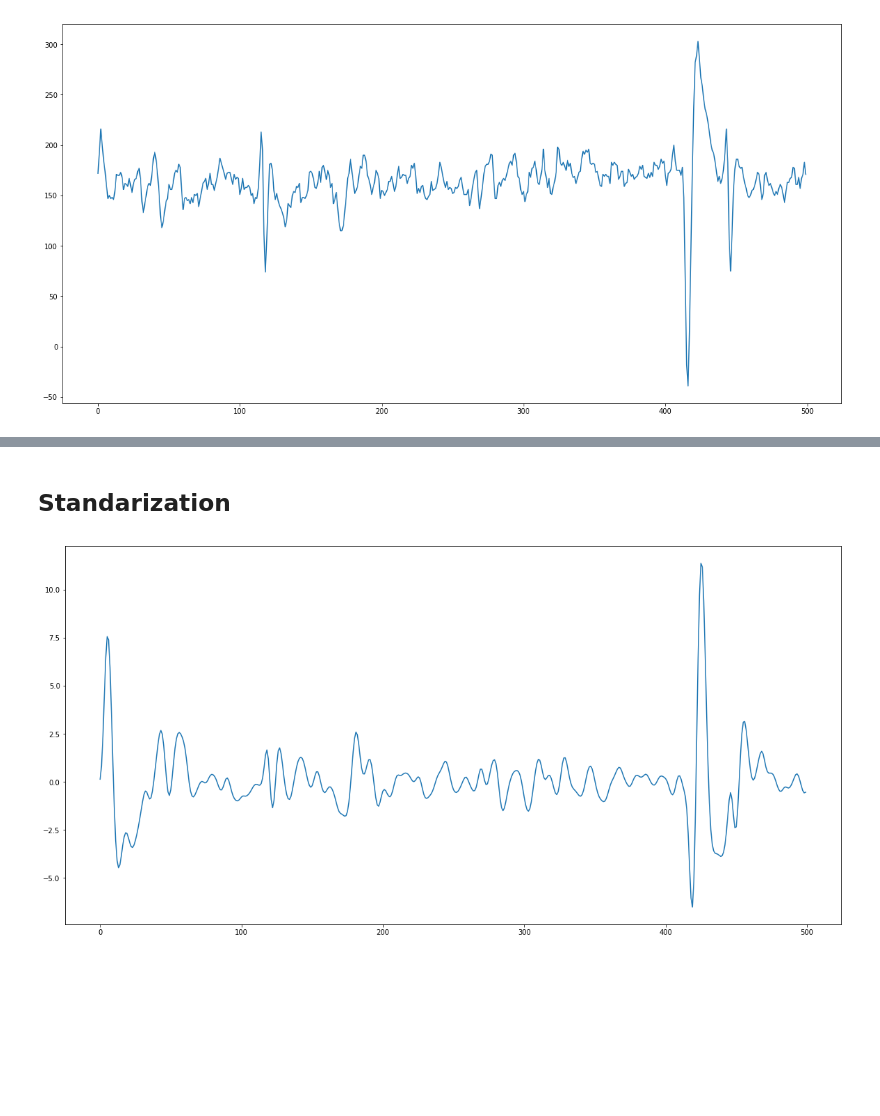
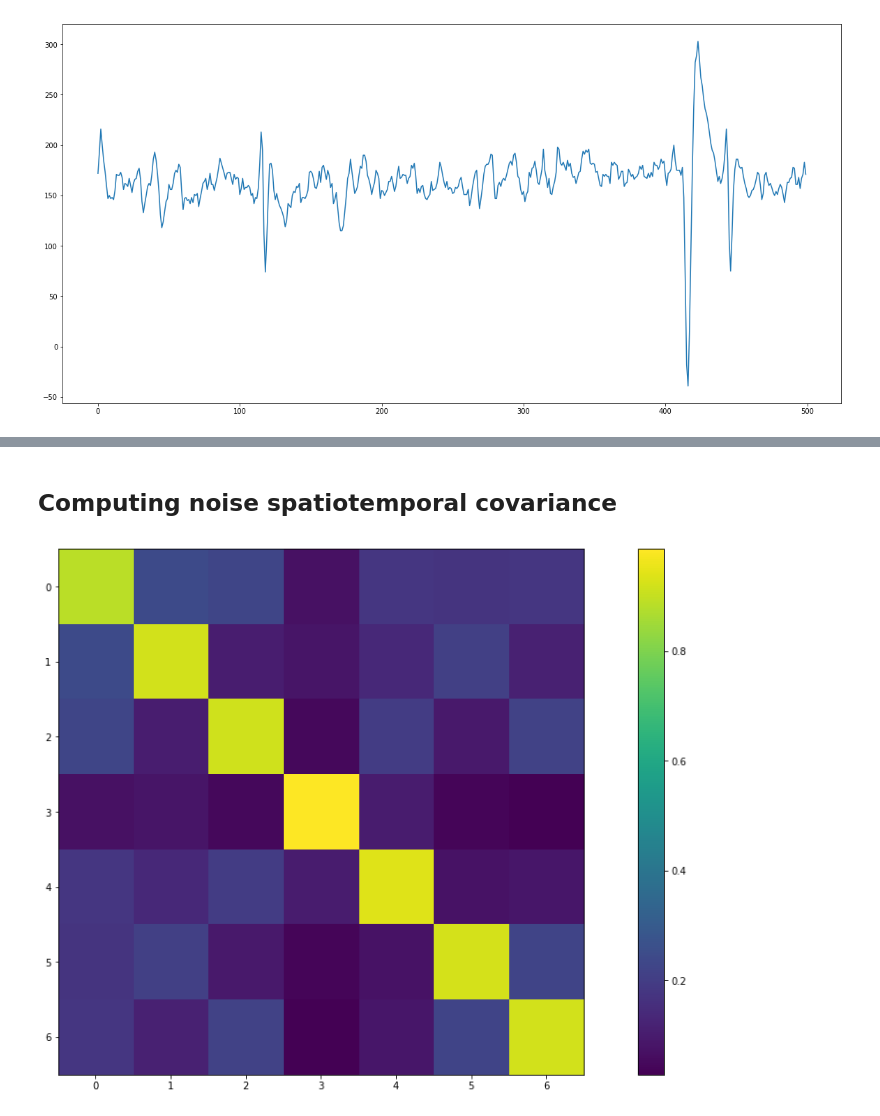
Before and after one commit to edublancas/neural-clustering, a Jupyter notebook: notebooks/pipeline.ipynb, the cells around one changed output, grey strips where cells are left out. Saved outputs shown, nothing was run; the diff lists cells and outputs as text; code cells hidden in the pictures; blank space fills up the shorter version.

```diff
--- a/notebooks/pipeline.ipynb
+++ b/notebooks/pipeline.ipynb
@@ -19,5 +25,14 @@ srate = 20000
+# %%
+yass.set_config('config.yaml')
+cfg = yass.read_config()
+dims = (49998, 31, 7)
 # %%
 def plot(data):
     plt.plot(data[:500, 2])
+
+def plot_matrix(m):
+    plt.imshow(m)
+    plt.colorbar()
+    plt.show()
 # %% [markdown]
 ## Data loading
@@ -25,0 +39,3 @@ data = load.data(config, n_observations=n_observations, n_channels=4)
+# %%
+data = np.fromfile(os.path.join(cfg.root, cfg.filename), dtype='int16')
+data = d.reshape(6000000, 49)
@@ -39,2 +49,0 @@ plot(filtered)
-# %% [markdown]
-## Standarization
@@ -43,4 +50,8 @@ standarized = standarize(filtered, sd(filtered, srate))
-# %%
-plot(standarized)
-# %% [output]
-[figure, removed]
+# %% [markdown]
+## Computing noise spatiotemporal covariance
+# %%
+spatial, temporal = blocks.covariance(data, temporal_size=dims[1], neigbor_steps=1)
+# %%
+plot_matrix(spatial)
+# %% [output]
+[figure, added]
```
Also changed, not shown: parts of 24 cells of this notebook, 3 other files.
